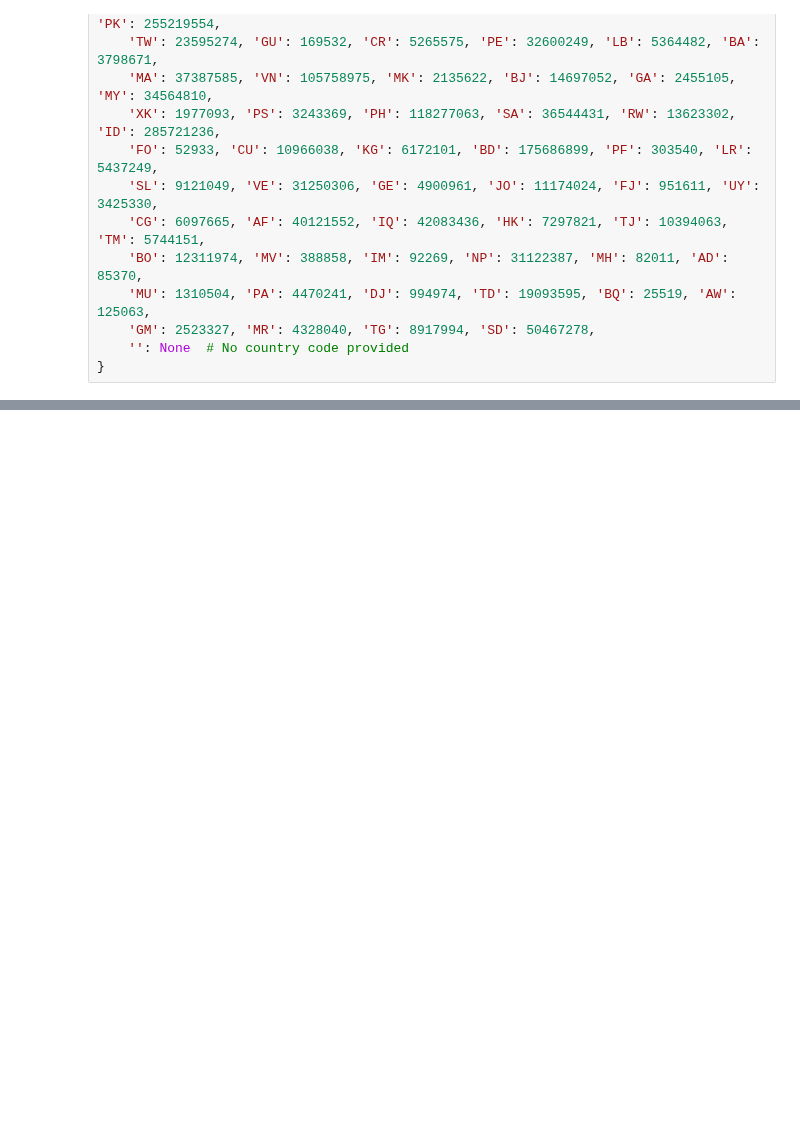
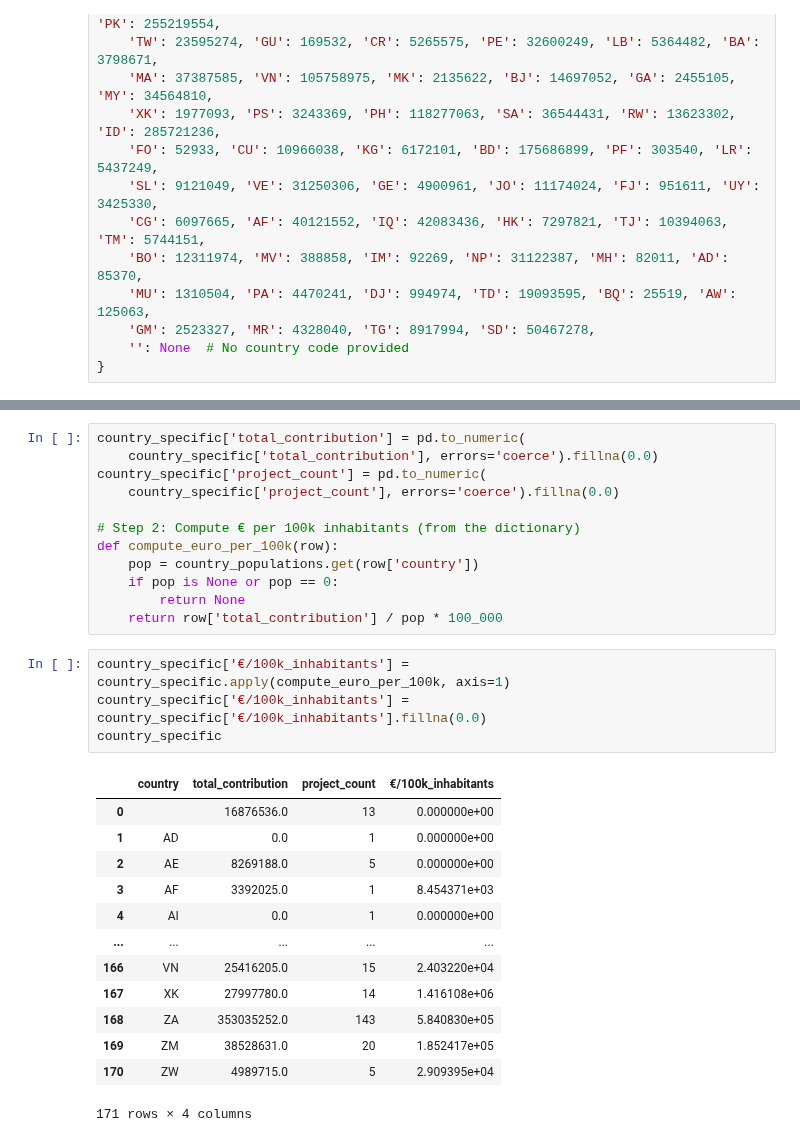
Before and after one commit to sulikismaylovv/EU_Horizon_Dashboard, a Jupyter notebook: notebooks/Interactive_map.ipynb, the cells around one changed output, grey strips where cells are left out. Drawn from its saved outputs; the diff is of its cells as text; blank space fills up the shorter version.

```diff
--- a/notebooks/Interactive_map.ipynb
+++ b/notebooks/Interactive_map.ipynb
@@ -178,0 +371,30 @@ NameError: name 'df_proj_org' is not defined
+# %%
+country_specific['total_contribution'] = pd.to_numeric(
+    country_specific['total_contribution'], errors='coerce').fillna(0.0)
+country_specific['project_count'] = pd.to_numeric(
+    country_specific['project_count'], errors='coerce').fillna(0.0)
+
+# Step 2: Compute € per 100k inhabitants (from the dictionary)
+def compute_euro_per_100k(row):
+    pop = country_populations.get(row['country'])
+    if pop is None or pop == 0:
+        return None
+    return row['total_contribution'] / pop * 100_000
+# %%
+country_specific['€/100k_inhabitants'] = country_specific.apply(compute_euro_per_100k, axis=1)
+country_specific['€/100k_inhabitants'] = country_specific['€/100k_inhabitants'].fillna(0.0)
+country_specific
+# %% [output]
+|  | country | total_contribution | project_count | €/100k_inhabitants |
+| 0 |  | 16876536.0 | 13 | 0.000000e+00 |
+| 1 | AD | 0.0 | 1 | 0.000000e+00 |
+| 2 | AE | 8269188.0 | 5 | 0.000000e+00 |
+| 3 | AF | 3392025.0 | 1 | 8.454371e+03 |
+| 4 | AI | 0.0 | 1 | 0.000000e+00 |
+| ... | ... | ... | ... | ... |
+| 166 | VN | 25416205.0 | 15 | 2.403220e+04 |
+| 167 | XK | 27997780.0 | 14 | 1.416108e+06 |
+| 168 | ZA | 353035252.0 | 143 | 5.840830e+05 |
+| 169 | ZM | 38528631.0 | 20 | 1.852417e+05 |
+| 170 | ZW | 4989715.0 | 5 | 2.909395e+04 |
+171 rows × 4 columns
```
Also changed, not shown: parts of 24 cells of this notebook.
